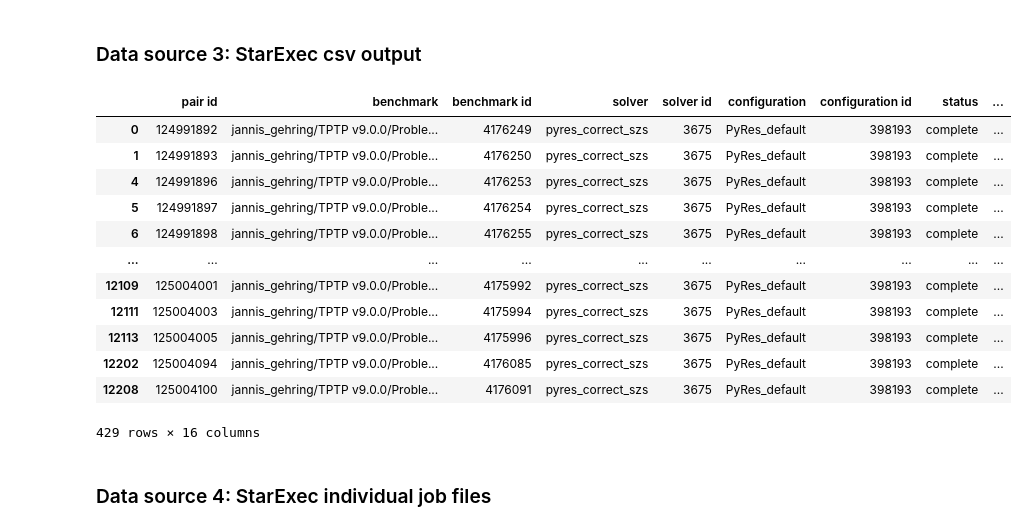
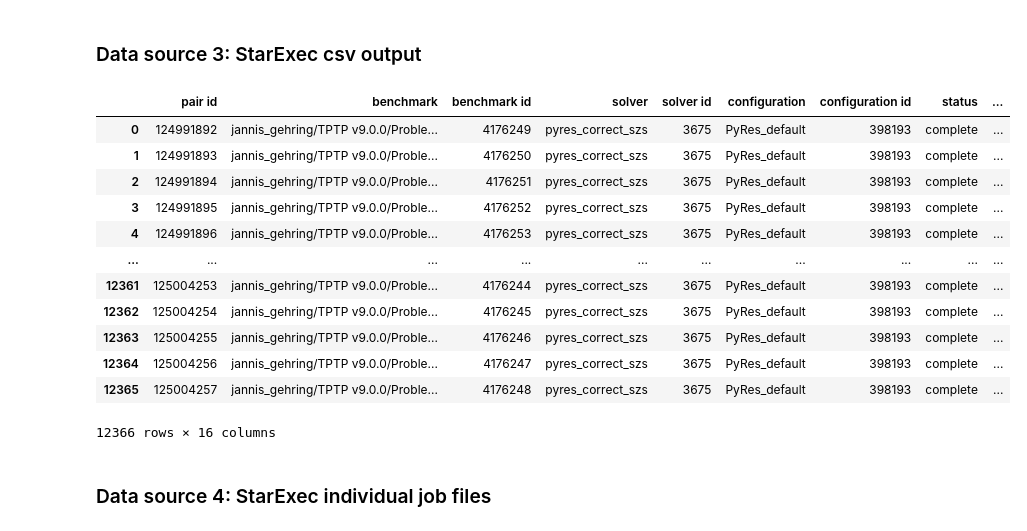
Before and after one commit to GehriJan/coursework-pyres, a Jupyter notebook: src/notebook.ipynb, the cells around one changed output. Drawn from its saved outputs; the diff is of its cells as text; code cells hidden in the pictures.

```diff
--- a/src/notebook.ipynb
+++ b/src/notebook.ipynb
@@ -154,21 +171,21 @@ Moved 0 folders.
 ### Data source 3: StarExec csv output
 # %%
 df_se_csv = pd.read_csv(problem_folder + "Job5010_info.csv")
-df_se_csv[df_se_csv["result"]==df_se_csv["expected"]]
+df_se_csv
 # %% [output]
 |  | pair id | benchmark | benchmark id | solver | solver id | configuration | configuration id | status | ... |
 | 0 | 124991892 | jannis_gehring/TPTP v9.0.0/Proble... | 4176249 | pyres_correct_szs | 3675 | PyRes_default | 398193 | complete | ... |
 | 1 | 124991893 | jannis_gehring/TPTP v9.0.0/Proble... | 4176250 | pyres_correct_szs | 3675 | PyRes_default | 398193 | complete | ... |
+| 2 | 124991894 | jannis_gehring/TPTP v9.0.0/Proble... | 4176251 | pyres_correct_szs | 3675 | PyRes_default | 398193 | complete | ... |
+| 3 | 124991895 | jannis_gehring/TPTP v9.0.0/Proble... | 4176252 | pyres_correct_szs | 3675 | PyRes_default | 398193 | complete | ... |
 | 4 | 124991896 | jannis_gehring/TPTP v9.0.0/Proble... | 4176253 | pyres_correct_szs | 3675 | PyRes_default | 398193 | complete | ... |
-| 5 | 124991897 | jannis_gehring/TPTP v9.0.0/Proble... | 4176254 | pyres_correct_szs | 3675 | PyRes_default | 398193 | complete | ... |
-| 6 | 124991898 | jannis_gehring/TPTP v9.0.0/Proble... | 4176255 | pyres_correct_szs | 3675 | PyRes_default | 398193 | complete | ... |
 | ... | ... | ... | ... | ... | ... | ... | ... | ... | ... |
-| 12109 | 125004001 | jannis_gehring/TPTP v9.0.0/Proble... | 4175992 | pyres_correct_szs | 3675 | PyRes_default | 398193 | complete | ... |
-| 12111 | 125004003 | jannis_gehring/TPTP v9.0.0/Proble... | 4175994 | pyres_correct_szs | 3675 | PyRes_default | 398193 | complete | ... |
-| 12113 | 125004005 | jannis_gehring/TPTP v9.0.0/Proble... | 4175996 | pyres_correct_szs | 3675 | PyRes_default | 398193 | complete | ... |
-| 12202 | 125004094 | jannis_gehring/TPTP v9.0.0/Proble... | 4176085 | pyres_correct_szs | 3675 | PyRes_default | 398193 | complete | ... |
-| 12208 | 125004100 | jannis_gehring/TPTP v9.0.0/Proble... | 4176091 | pyres_correct_szs | 3675 | PyRes_default | 398193 | complete | ... |
+| 12361 | 125004253 | jannis_gehring/TPTP v9.0.0/Proble... | 4176244 | pyres_correct_szs | 3675 | PyRes_default | 398193 | complete | ... |
+| 12362 | 125004254 | jannis_gehring/TPTP v9.0.0/Proble... | 4176245 | pyres_correct_szs | 3675 | PyRes_default | 398193 | complete | ... |
+| 12363 | 125004255 | jannis_gehring/TPTP v9.0.0/Proble... | 4176246 | pyres_correct_szs | 3675 | PyRes_default | 398193 | complete | ... |
+| 12364 | 125004256 | jannis_gehring/TPTP v9.0.0/Proble... | 4176247 | pyres_correct_szs | 3675 | PyRes_default | 398193 | complete | ... |
+| 12365 | 125004257 | jannis_gehring/TPTP v9.0.0/Proble... | 4176248 | pyres_correct_szs | 3675 | PyRes_default | 398193 | complete | ... |
-429 rows × 16 columns
+12366 rows × 16 columns
 # %% [markdown]
 ### Data source 4: StarExec individual job files
 # %% [markdown]
```
Also changed, not shown: parts of 12 cells of this notebook, 3 other files.
